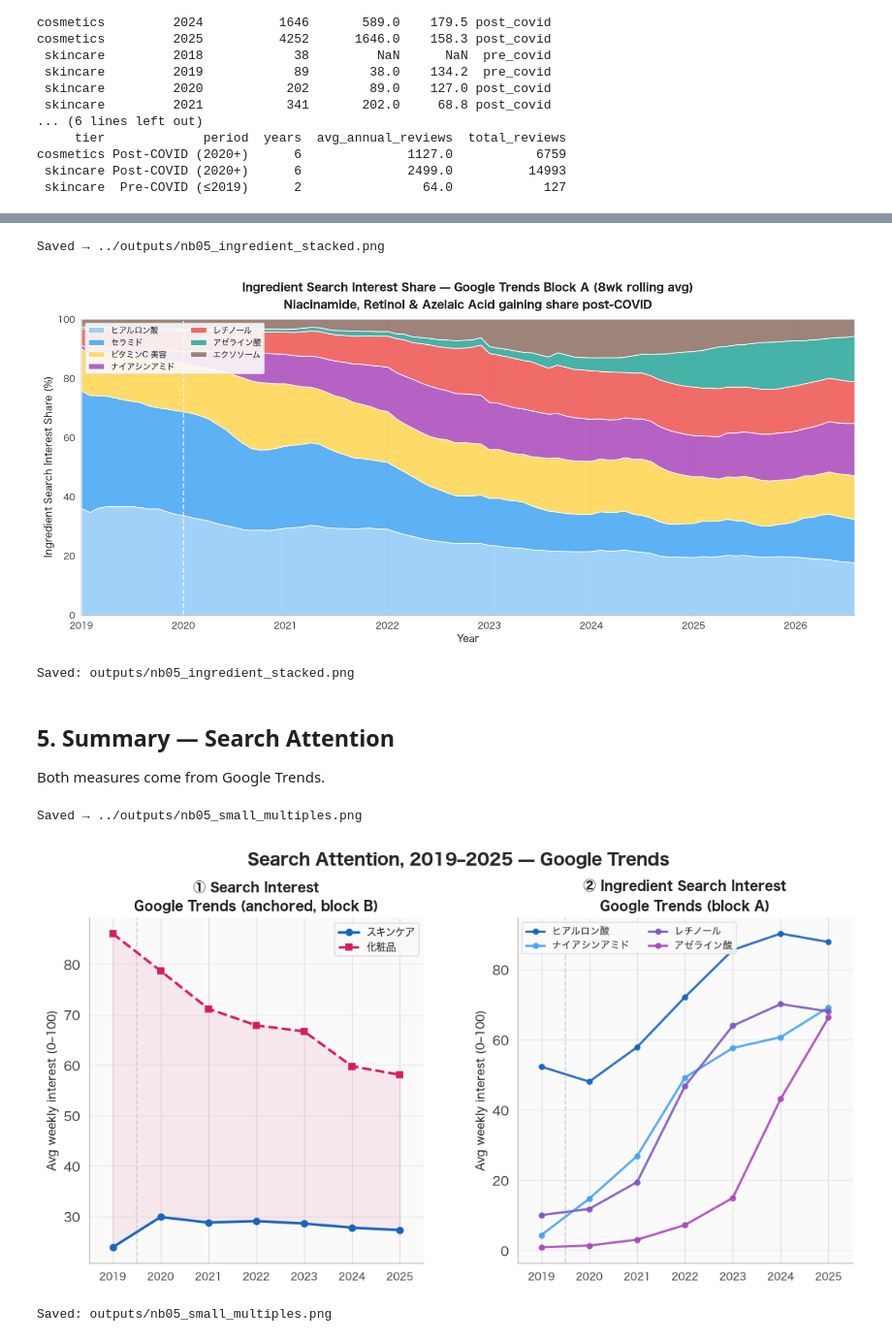
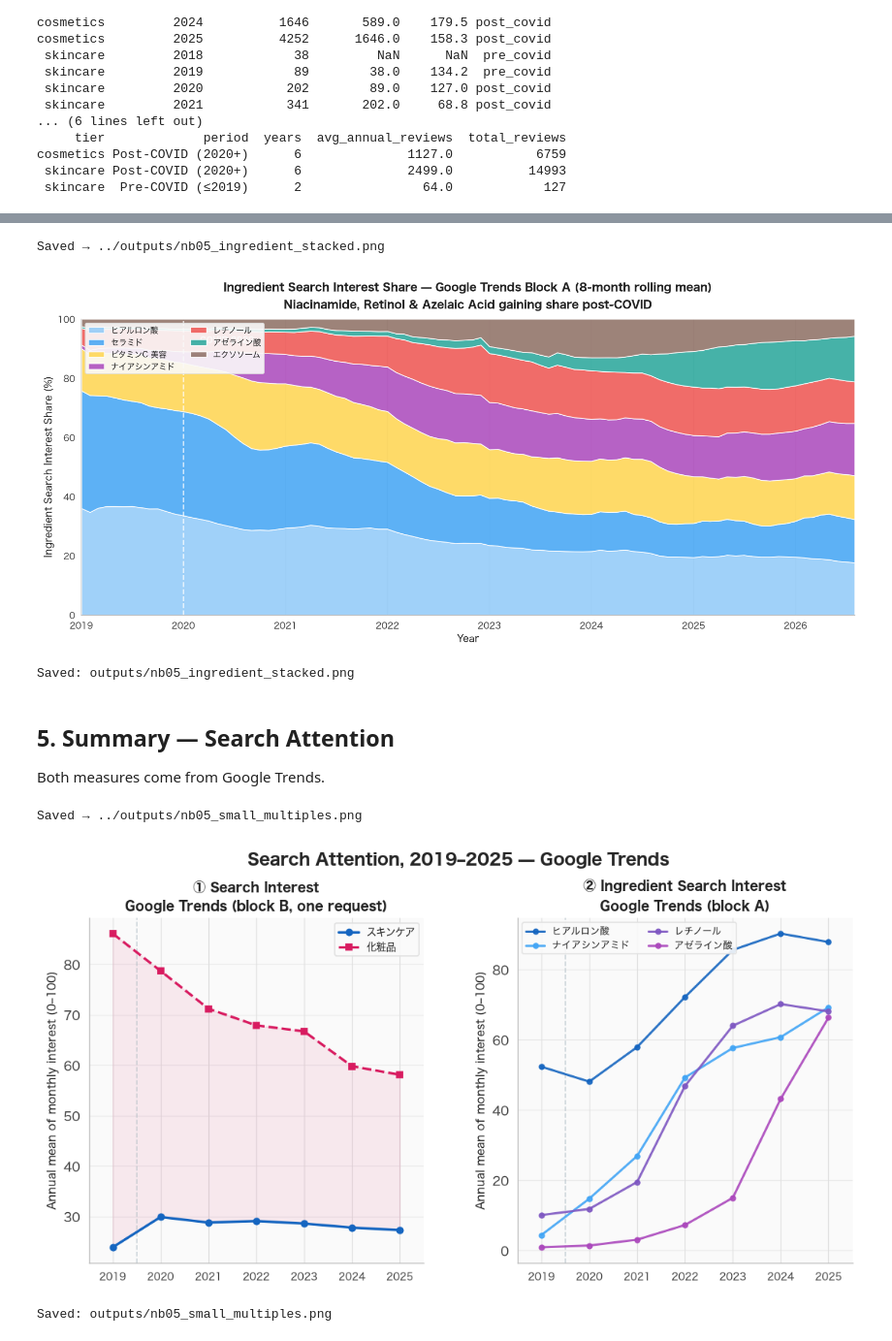
Before and after one commit to Stan-DS-Z/beauty-pulse, a Jupyter notebook: notebooks/NB05_the_shift.ipynb, the cells around one changed output, grey strips where cells are left out. Shown at 97% size. Drawn from its saved outputs; the diff is of its cells as text; code cells hidden in the pictures.

```diff
--- a/notebooks/NB05_the_shift.ipynb
+++ b/notebooks/NB05_the_shift.ipynb
@@ -331,7 +326,7 @@ trend_year
 2025                      58.1             27.3
 2026                      55.4             28.0
 # %%
-# Chart — anchored スキンケア vs 化粧品 search demand (no crossover)
+# Chart — スキンケア vs 化粧品 search, one request (no crossover)
 import datetime as _dt
 fig, ax = fig_ax(11, 5)
 
@@ -359,17 +354,18 @@ partial = last == _dt.date.today().year
 if partial:
     last -= 1
 decline = 100 * (cosm_t[last] - cosm_t[first]) / cosm_t[first]
+rise = 100 * (skin_t[last] - skin_t[first]) / skin_t[first]
 ax.annotate(f'化粧品 {decline:+.0f}%  ({first}→{last})\nno crossover — gap narrows',
             xy=(last, cosm_t[last]), xytext=(last - 2.4, cosm_t[last] - 9),
             fontsize=9, color=PALETTE['cosmetics'],
             arrowprops=dict(arrowstyle='->', color=PALETTE['cosmetics'], lw=1.2))
 
 xlabel = 'Year' + ('  (latest year partial)' if partial else '')
-ax.set_title('Google Trends (anchored) — スキンケア vs 化粧品 search interest\n'
-             '化粧品 search declines ~a third; スキンケア roughly flat — no crossover',
+ax.set_title('Google Trends, one request — スキンケア vs 化粧品 search interest\n'
+             f'化粧品 {decline:+.0f}%, スキンケア {rise:+.0f}% ({first}→{last}) — no crossover',
              fontsize=12, fontweight='bold')
 ax.set_xlabel(xlabel, fontsize=11)
-ax.set_ylabel('Anchored weekly interest (0–100)', fontsize=11)
+ax.set_ylabel('Annual mean of monthly interest (0–100)', fontsize=11)
 ax.legend(loc='upper right', fontsize=9)
 ax.grid(alpha=0.3)
 tight(fig, '../outputs/nb05_trends_shift.png')
@@ -473,9 +468,9 @@ Ingredient interest: pre vs post COVID:
 # against the ceramide/HA baseline.
 
 if len(df_ing) > 0:
-    # Pivot to wide format: rows = week, cols = ingredient
+    # Pivot to wide format: rows = month, cols = ingredient
     df_wide = df_ing.pivot_table(
-        index='week_start', columns='term', values='rolling_8wk', aggfunc='mean'
+        index='week_start', columns='term', values='rolling_8mo', aggfunc='mean'
     ).fillna(0)
     df_wide.index = pd.to_datetime(df_wide.index)
     df_wide = df_wide.sort_index()
@@ -517,7 +512,7 @@ if len(df_ing) > 0:
     ax.set_ylim(0, 100)
     ax.set_xlabel('Year', fontsize=11)
     ax.set_ylabel('Ingredient Search Interest Share (%)', fontsize=11)
-    ax.set_title('Ingredient Search Interest Share — Google Trends Block A (8wk rolling avg)\n'
+    ax.set_title('Ingredient Search Interest Share — Google Trends Block A (8-month rolling mean)\n'
              'Niacinamide, Retinol & Azelaic Acid gaining share post-COVID',
                  fontsize=12, fontweight='bold', pad=12)
     ax.legend(loc='upper left', fontsize=9, ncol=2, framealpha=0.9)
@@ -530,7 +525,7 @@ if len(df_ing) > 0:
     print('Saved: outputs/nb05_ingredient_stacked.png')
 # %% [output]
 Saved → ../outputs/nb05_ingredient_stacked.png
-[figure, old version]
+[figure, new version]
 Saved: outputs/nb05_ingredient_stacked.png
 # %% [markdown]
 ## 5. Summary — Search Attention
@@ -579,44 +574,44 @@ for ax in (ax1, ax2):
     ax.set_xticks(years)
     ax.set_xticklabels([str(y) for y in years], fontsize=8)
 
-# Panel 1 — search interest (anchored block B)
+# Panel 1 — search interest (block B, one request)
 if len(df_trends) > 0:
     skin_t = df_trends[df_trends.signal_class == 'skincare_signal'].set_index('trend_year')
     cosm_t = df_trends[df_trends.signal_class == 'cosmetics_signal'].set_index('trend_year')
     sx = [y for y in years if y in skin_t.index]
     cx = [y for y in years if y in cosm_t.index]
     ax1.plot(sx, [skin_t.loc[y, 'avg_interest'] for y in sx],
              'o-', color=C_SKIN, linewidth=2, markersize=5, label='スキンケア')
     ax1.plot(cx, [cosm_t.loc[y, 'avg_interest'] for y in cx],
              's--', color=C_COSM, linewidth=2, markersize=5, label='化粧品')
     common = [y for y in years if y in skin_t.index and y in cosm_t.index]
     ax1.fill_between(common,
                      [skin_t.loc[y, 'avg_interest'] for y in common],
                      [cosm_t.loc[y, 'avg_interest'] for y in common],
                      alpha=0.08, color=C_COSM)
-ax1.set_title('① Search Interest\nGoogle Trends (anchored, block B)',
+ax1.set_title('① Search Interest\nGoogle Trends (block B, one request)',
               fontsize=10, fontweight='bold')
-ax1.set_ylabel('Avg weekly interest (0–100)', fontsize=9)
+ax1.set_ylabel('Annual mean of monthly interest (0–100)', fontsize=9)
 ax1.legend(fontsize=8, loc='upper right')
 
 # Panel 2 — ingredient search
 colors2 = [C_SKIN, '#42A5F5', '#7E57C2', '#AB47BC']
 for term, color in zip(top_terms_plot, colors2):
     grp = df_ing_annual[df_ing_annual.term == term].set_index('yr')
     gx = [y for y in years if y in grp.index]
     ax2.plot(gx, [grp.loc[y, 'avg_int'] for y in gx],
              'o-', color=color, linewidth=1.8, markersize=4, label=term, alpha=0.9)
 ax2.set_title('② Ingredient Search Interest\nGoogle Trends (block A)',
               fontsize=10, fontweight='bold')
-ax2.set_ylabel('Avg weekly interest (0–100)', fontsize=9)
+ax2.set_ylabel('Annual mean of monthly interest (0–100)', fontsize=9)
 ax2.legend(fontsize=7.5, loc='upper left', ncol=2)
 
 tight(fig, '../outputs/nb05_small_multiples.png')
 plt.show()
 print('Saved: outputs/nb05_small_multiples.png')
 # %% [output]
 Saved → ../outputs/nb05_small_multiples.png
-[figure, old version]
+[figure, new version]
 Saved: outputs/nb05_small_multiples.png
 # %%
 # Slope chart — skincare's share of スキンケア+化粧品 search, 2019 → 2025.
```
Also changed, not shown: parts of 11 cells of this notebook, 11 other files.
